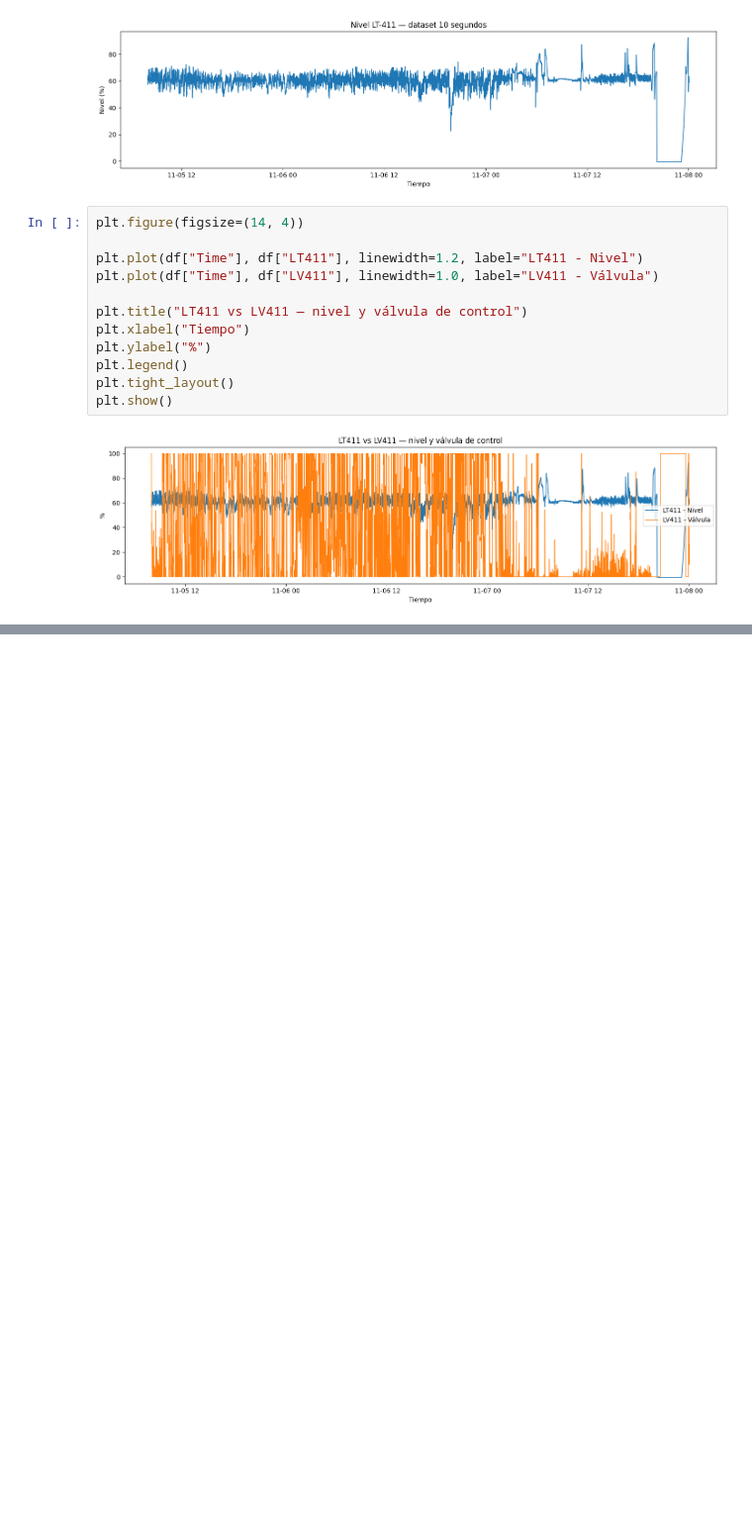
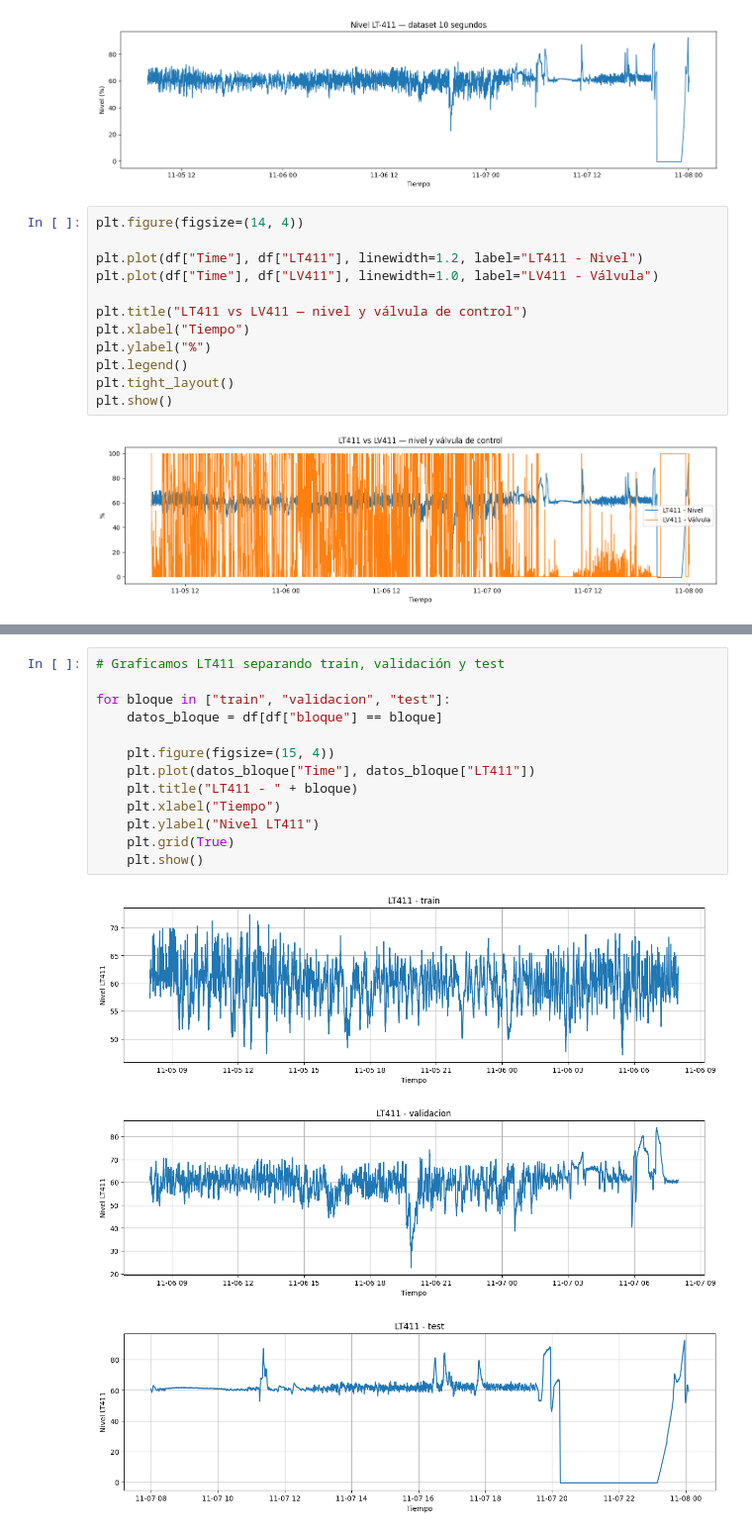
Before and after one commit to guaehtc-lang/ML-Sensor-Virtual-Inteligente, a Jupyter notebook: EDA_10s.ipynb, the cells around one changed output, grey strips where cells are left out. Shown at 99% size. Cells and saved outputs as stored; diff of their text form; blank space fills up the shorter version.

```diff
--- a/EDA_10s.ipynb
+++ b/EDA_10s.ipynb
@@ -86,0 +125,17 @@ plt.show()
+# %%
+# Graficamos LT411 separando train, validación y test
+
+for bloque in ["train", "validacion", "test"]:
+    datos_bloque = df[df["bloque"] == bloque]
+
+    plt.figure(figsize=(15, 4))
+    plt.plot(datos_bloque["Time"], datos_bloque["LT411"])
+    plt.title("LT411 - " + bloque)
+    plt.xlabel("Tiempo")
+    plt.ylabel("Nivel LT411")
+    plt.grid(True)
+    plt.show()
+# %% [output]
+[figure, added]
+[figure, added]
+[figure, added]
```
Also changed, not shown: parts of 15 cells of this notebook, 2 other files.
